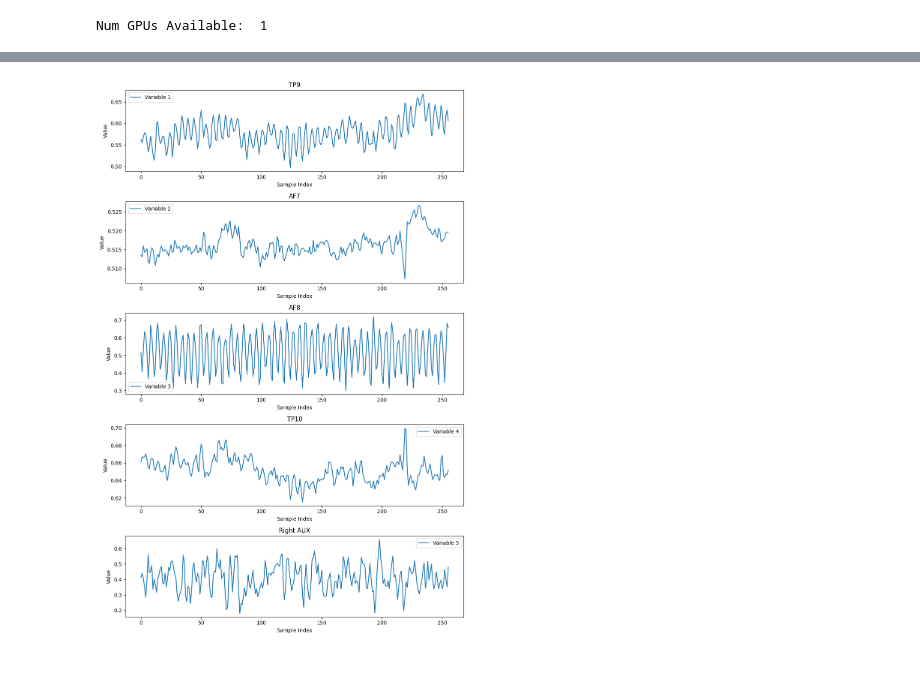
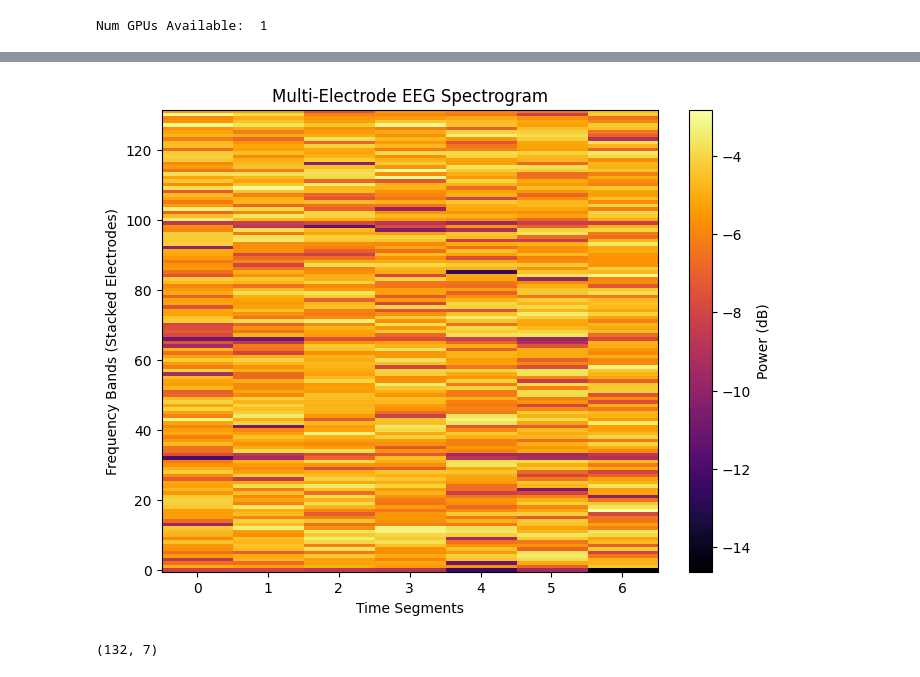
Before and after one commit to JP-Vela/BioHack2025, a Jupyter notebook: classify.ipynb, the cells around one changed output, grey strips where cells are left out. Drawn from its saved outputs; the diff is of its cells as text; code cells hidden in the pictures.

```diff
--- a/classify.ipynb
+++ b/classify.ipynb
@@ -259,8 +327,3 @@ def plot_sample(sample):
 
     # Display the plot
     plt.show()
-# %%
-# Concentrated waves
-plot_sample(X_train_scaled[0])
-# %% [output]
-[figure, removed]
@@ -266,0 +344,35 @@ plot_sample(X_train_scaled[0])
+# %%
+import numpy as np
+import matplotlib.pyplot as plt
+from scipy.signal import spectrogram
+
+# Example EEG data (4 electrodes, 256 samples per second)
+fs = 256  # Sampling frequency in Hz
+time = np.linspace(0, 1, fs)  # 1 second of data
+eeg_data = np.random.randn(4, fs)  # Simulated EEG data (replace with real EEG)
+
+# Initialize a list to store spectrograms
+spectrograms = []
+
+# Compute the spectrogram for each electrode
+for i in range(eeg_data.shape[0]):
+    f, t, Sxx = spectrogram(eeg_data[i, :], fs=fs, nperseg=64, noverlap=32)
+    spectrograms.append(np.log(Sxx + 1e-8))  # Log transform for better visualization
+
+# Stack spectrograms vertically to form a single image
+spectrogram_image = np.vstack(spectrograms)
+
+# Plot the combined spectrogram
+plt.figure(figsize=(8, 6))
+plt.imshow(spectrogram_image, aspect='auto', cmap='inferno', origin='lower')
+plt.title('Multi-Electrode EEG Spectrogram')
+plt.xlabel('Time Segments')
+plt.ylabel('Frequency Bands (Stacked Electrodes)')
+plt.colorbar(label='Power (dB)')
+plt.show()
+# %% [output]
+[figure, added]
+# %%
+spectrogram_image.shape
+# %% [output]
+(132, 7)
```
Also changed, not shown: parts of 26 cells of this notebook, 13 other files.
